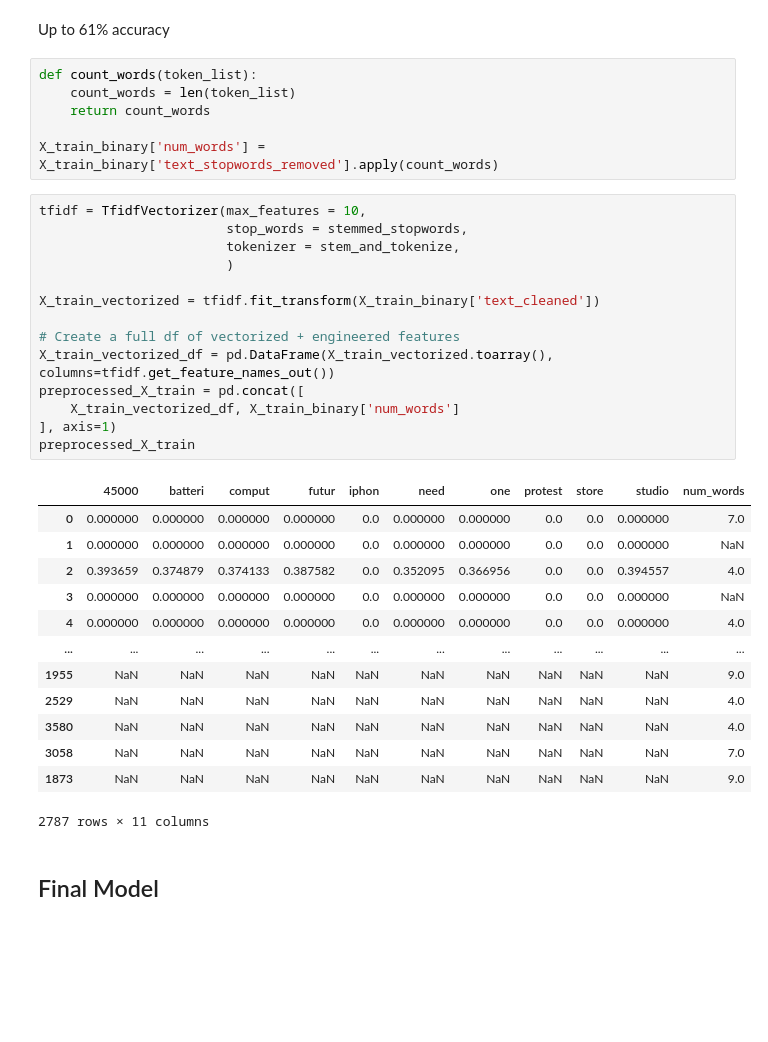
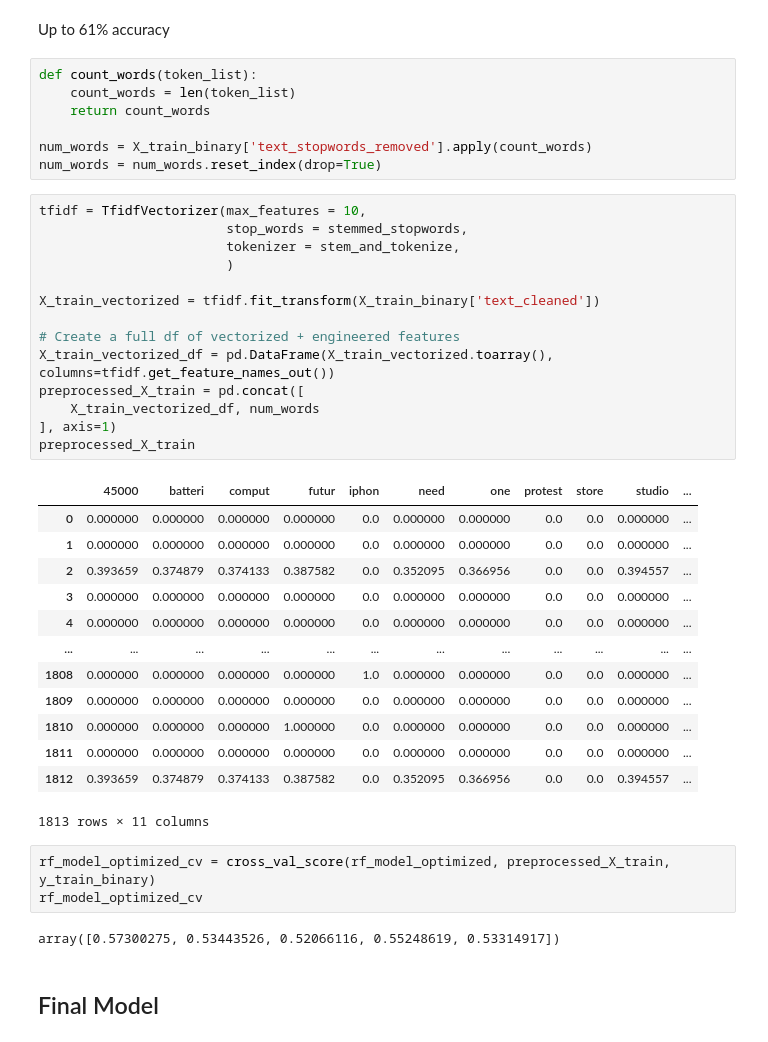
Before and after one commit to mkearns17/NLP_Project, a Jupyter notebook: notebook.ipynb, the cells around one changed output. Cells and saved outputs as stored; diff of their text form; blank space fills up the shorter version.

Commit message:
Add num_words per post

```diff
--- a/notebook.ipynb
+++ b/notebook.ipynb
@@ -394,35 +394,41 @@ def count_words(token_list):
     count_words = len(token_list)
     return count_words
 
-X_train_binary['num_words'] = X_train_binary['text_stopwords_removed'].apply(count_words)
+num_words = X_train_binary['text_stopwords_removed'].apply(count_words)
+num_words = num_words.reset_index(drop=True)
 # %%
 tfidf = TfidfVectorizer(max_features = 10,
                         stop_words = stemmed_stopwords,
                         tokenizer = stem_and_tokenize,
                         )
 
 X_train_vectorized = tfidf.fit_transform(X_train_binary['text_cleaned'])
 
 # Create a full df of vectorized + engineered features
 X_train_vectorized_df = pd.DataFrame(X_train_vectorized.toarray(), columns=tfidf.get_feature_names_out())
 preprocessed_X_train = pd.concat([
-    X_train_vectorized_df, X_train_binary['num_words']
+    X_train_vectorized_df, num_words
 ], axis=1)
 preprocessed_X_train
 # %% [output]
-|  | 45000 | batteri | comput | futur | iphon | need | one | protest | store | studio | num_words |
-| 0 | 0.000000 | 0.000000 | 0.000000 | 0.000000 | 0.0 | 0.000000 | 0.000000 | 0.0 | 0.0 | 0.000000 | 7.0 |
-| 1 | 0.000000 | 0.000000 | 0.000000 | 0.000000 | 0.0 | 0.000000 | 0.000000 | 0.0 | 0.0 | 0.000000 | NaN |
-| 2 | 0.393659 | 0.374879 | 0.374133 | 0.387582 | 0.0 | 0.352095 | 0.366956 | 0.0 | 0.0 | 0.394557 | 4.0 |
-| 3 | 0.000000 | 0.000000 | 0.000000 | 0.000000 | 0.0 | 0.000000 | 0.000000 | 0.0 | 0.0 | 0.000000 | NaN |
-| 4 | 0.000000 | 0.000000 | 0.000000 | 0.000000 | 0.0 | 0.000000 | 0.000000 | 0.0 | 0.0 | 0.000000 | 4.0 |
+|  | 45000 | batteri | comput | futur | iphon | need | one | protest | store | studio | ... |
+| 0 | 0.000000 | 0.000000 | 0.000000 | 0.000000 | 0.0 | 0.000000 | 0.000000 | 0.0 | 0.0 | 0.000000 | ... |
+| 1 | 0.000000 | 0.000000 | 0.000000 | 0.000000 | 0.0 | 0.000000 | 0.000000 | 0.0 | 0.0 | 0.000000 | ... |
+| 2 | 0.393659 | 0.374879 | 0.374133 | 0.387582 | 0.0 | 0.352095 | 0.366956 | 0.0 | 0.0 | 0.394557 | ... |
+| 3 | 0.000000 | 0.000000 | 0.000000 | 0.000000 | 0.0 | 0.000000 | 0.000000 | 0.0 | 0.0 | 0.000000 | ... |
+| 4 | 0.000000 | 0.000000 | 0.000000 | 0.000000 | 0.0 | 0.000000 | 0.000000 | 0.0 | 0.0 | 0.000000 | ... |
 | ... | ... | ... | ... | ... | ... | ... | ... | ... | ... | ... | ... |
-| 1955 | NaN | NaN | NaN | NaN | NaN | NaN | NaN | NaN | NaN | NaN | 9.0 |
-| 2529 | NaN | NaN | NaN | NaN | NaN | NaN | NaN | NaN | NaN | NaN | 4.0 |
-| 3580 | NaN | NaN | NaN | NaN | NaN | NaN | NaN | NaN | NaN | NaN | 4.0 |
-| 3058 | NaN | NaN | NaN | NaN | NaN | NaN | NaN | NaN | NaN | NaN | 7.0 |
-| 1873 | NaN | NaN | NaN | NaN | NaN | NaN | NaN | NaN | NaN | NaN | 9.0 |
+| 1808 | 0.000000 | 0.000000 | 0.000000 | 0.000000 | 1.0 | 0.000000 | 0.000000 | 0.0 | 0.0 | 0.000000 | ... |
+| 1809 | 0.000000 | 0.000000 | 0.000000 | 0.000000 | 0.0 | 0.000000 | 0.000000 | 0.0 | 0.0 | 0.000000 | ... |
+| 1810 | 0.000000 | 0.000000 | 0.000000 | 1.000000 | 0.0 | 0.000000 | 0.000000 | 0.0 | 0.0 | 0.000000 | ... |
+| 1811 | 0.000000 | 0.000000 | 0.000000 | 0.000000 | 0.0 | 0.000000 | 0.000000 | 0.0 | 0.0 | 0.000000 | ... |
+| 1812 | 0.393659 | 0.374879 | 0.374133 | 0.387582 | 0.0 | 0.352095 | 0.366956 | 0.0 | 0.0 | 0.394557 | ... |
-2787 rows × 11 columns
+1813 rows × 11 columns
+# %%
+rf_model_optimized_cv = cross_val_score(rf_model_optimized, preprocessed_X_train, y_train_binary)
+rf_model_optimized_cv
+# %% [output]
+array([0.57300275, 0.53443526, 0.52066116, 0.55248619, 0.53314917])
 # %% [markdown]
 ## Final Model
 # %%
```
